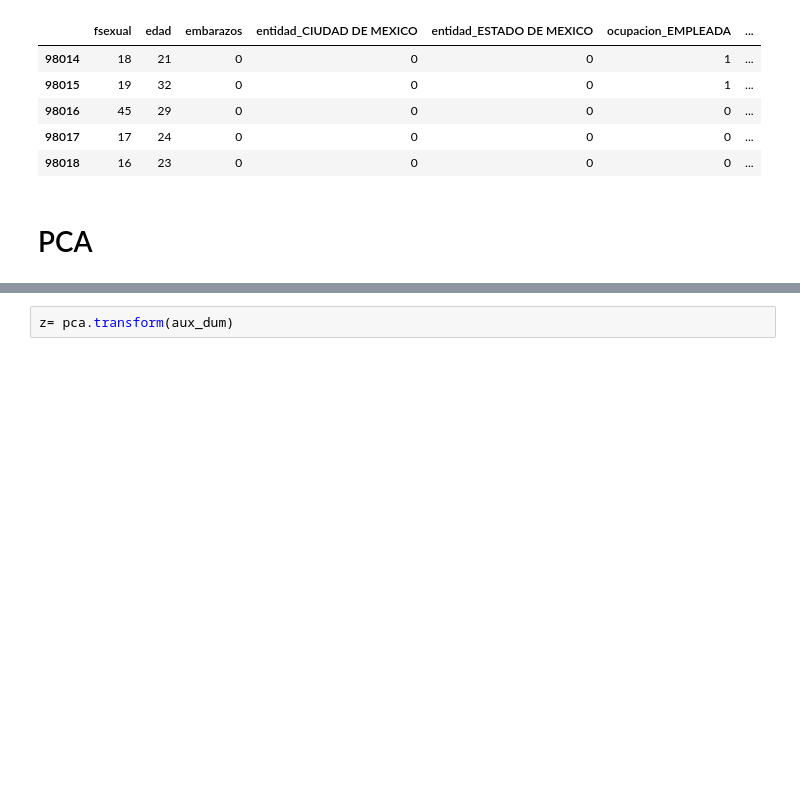
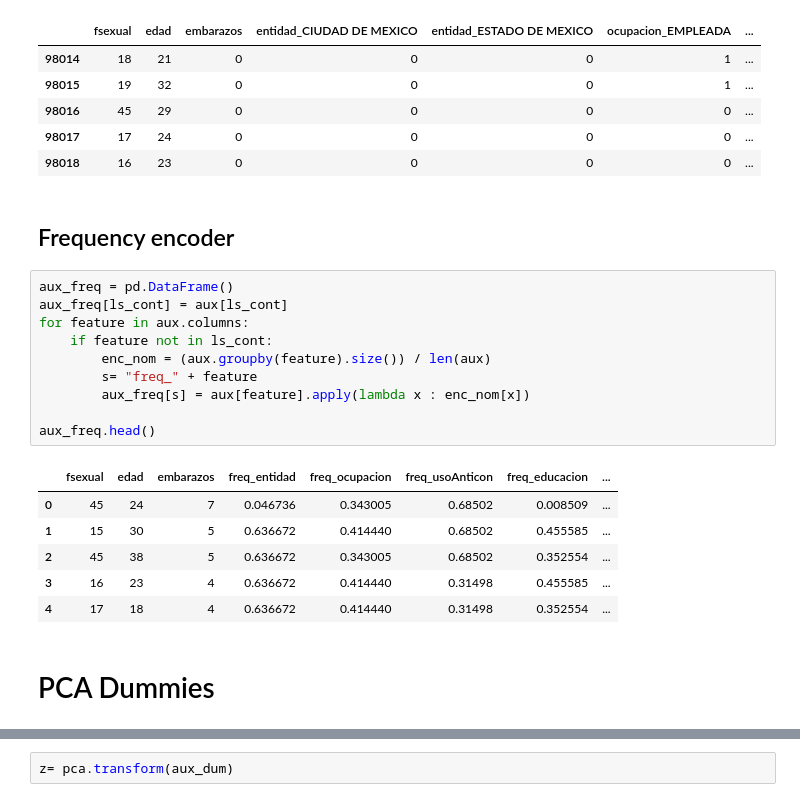
Before and after one commit to bluterplay/7moSemestre, a Jupyter notebook: MineriaDatos/Clusters.ipynb, the cells around one changed output, grey strips where cells are left out. Drawn from its saved outputs; the diff is of its cells as text; blank space fills up the shorter version.

Commit message:
Add Frequency encoder

```diff
--- a/MineriaDatos/Clusters.ipynb
+++ b/MineriaDatos/Clusters.ipynb
@@ -115,8 +133,27 @@ aux_dum.tail()
 | 98016 | 45 | 29 | 0 | 0 | 0 | 0 | ... |
 | 98017 | 17 | 24 | 0 | 0 | 0 | 0 | ... |
 | 98018 | 16 | 23 | 0 | 0 | 0 | 0 | ... |
+# %% [markdown]
+## Frequency encoder
+# %%
+aux_freq = pd.DataFrame()
+aux_freq[ls_cont] = aux[ls_cont]
+for feature in aux.columns:
+    if feature not in ls_cont:
+        enc_nom = (aux.groupby(feature).size()) / len(aux)
+        s= "freq_" + feature
+        aux_freq[s] = aux[feature].apply(lambda x : enc_nom[x])
+
+aux_freq.head()
+# %% [output]
+|  | fsexual | edad | embarazos | freq_entidad | freq_ocupacion | freq_usoAnticon | freq_educacion | ... |
+| 0 | 45 | 24 | 7 | 0.046736 | 0.343005 | 0.68502 | 0.008509 | ... |
+| 1 | 15 | 30 | 5 | 0.636672 | 0.414440 | 0.68502 | 0.455585 | ... |
+| 2 | 45 | 38 | 5 | 0.636672 | 0.343005 | 0.68502 | 0.352554 | ... |
+| 3 | 16 | 23 | 4 | 0.636672 | 0.414440 | 0.31498 | 0.455585 | ... |
+| 4 | 17 | 18 | 4 | 0.636672 | 0.414440 | 0.31498 | 0.352554 | ... |
 # %% [markdown]
-# PCA
+# PCA Dummies
 # %%
 pca = PCA(n_components=3,svd_solver='full')
 pca.fit(aux_dum)
```
Also changed, not shown: parts of 34 cells of this notebook.
